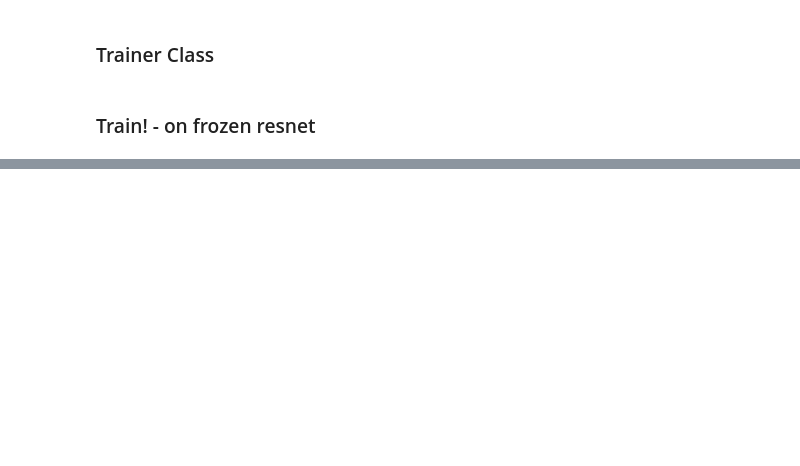
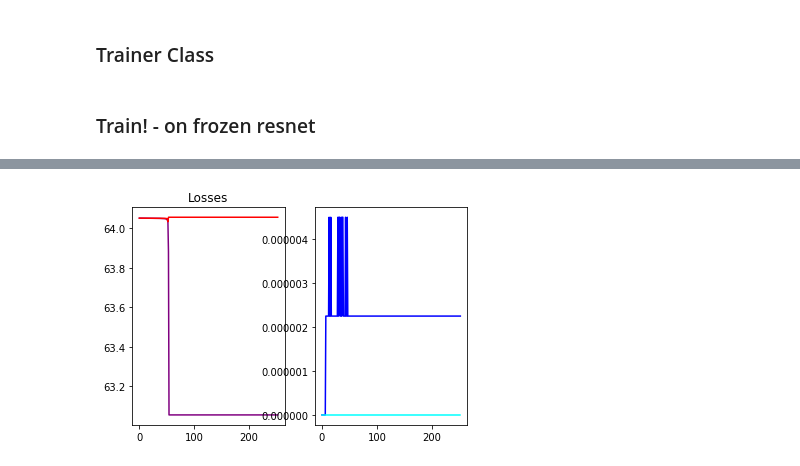
Before and after one commit to ghosalya/dotCuda, a Jupyter notebook: notebook/geednote.ipynb, the cells around one changed output, grey strips where cells are left out. Drawn from its saved outputs; the diff is of its cells as text; code cells hidden in the pictures; blank space fills up the shorter version.

```diff
--- a/notebook/geednote.ipynb
+++ b/notebook/geednote.ipynb
@@ -58,7 +76,7 @@ trainer = VQATrainer(model, device)
 # %% [markdown]
 ### Train! - on frozen resnet
 # %%
-trained_model, statistics = trainer.train(train_dataset, val_dataset, save_every=50000, learnrate=100, collate_fn=collate, e_break=1, epoch=1000)
+trained_model, statistics = trainer.train(train_dataset, val_dataset, save_every=50000, learnrate=10, collate_fn=collate, e_break=1, epoch=1000)
 # %% [output]
 Epoch 0 of 1000
   Training...
@@ -258,18 +263,20 @@ ConnectionResetError: [Errno 104] Connection reset by peer
 # %%
-import pickle
+# import pickle
 
-with open('stats.st', 'rb') as statfile:
-    statistic = pickle.load(statfile)
+# with open('stats.st', 'rb') as statfile:
+#     statistic = pickle.load(statfile)
 
-#print(statistic)
+# #print(statistic)
 
-#trainer.plot_over_epoch()
-from trainer import VQATrainer
+# #trainer.plot_over_epoch()
+# from trainer import VQATrainer
 
-trainer = VQATrainer(None, None)
-trainer.statistics = statistic
+# trainer = VQATrainer(None, None)
+# trainer.statistics = statistic
 
 trainer.plot_over_epoch()
+# %% [output]
+[figure, added]
 # %%
 from torchvision import transforms
 import matplotlib.pyplot as plt
```
Also changed, not shown: parts of 10 cells of this notebook, 3 other files.
